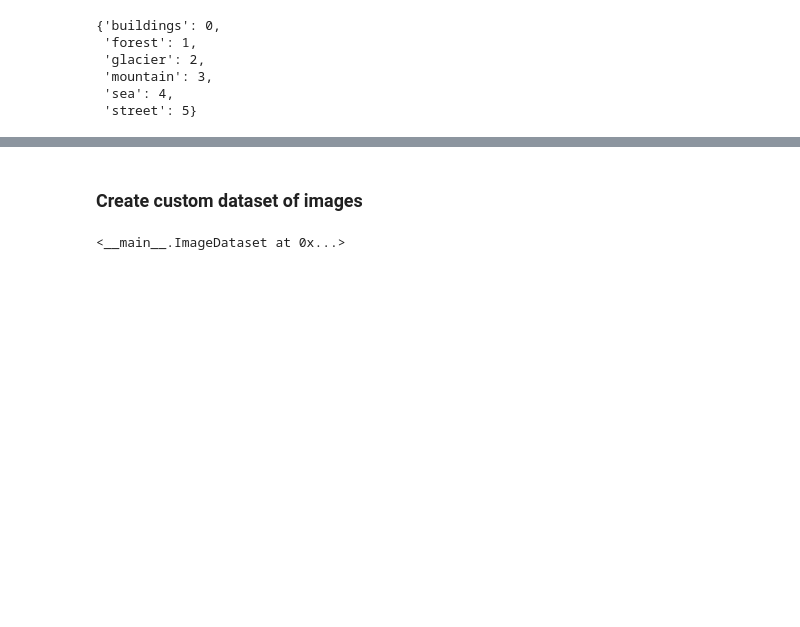
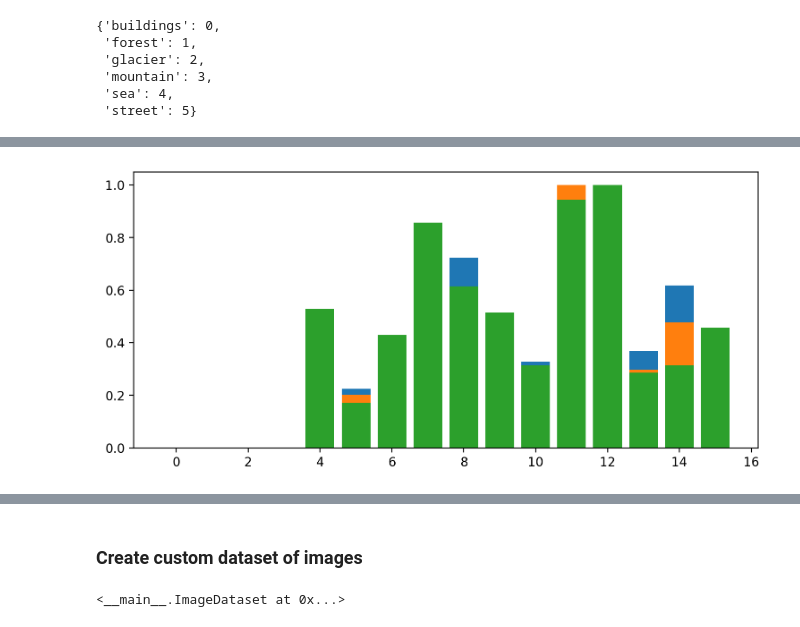
Before and after one commit to helenprokonina/ImageClassification, a Jupyter notebook: HW_2.ipynb, the cells around one changed output, grey strips where cells are left out. Saved outputs shown, nothing was run; the diff lists cells and outputs as text; code cells hidden in the pictures; blank space fills up the shorter version.

```diff
--- a/HW_2.ipynb
+++ b/HW_2.ipynb
@@ -54,0 +137,2 @@ test_data, test_labels = get_data(test_path)
+# %%
+rgb_hist = calc_hist(train_data[1])
@@ -54,0 +157,8 @@ test_data, test_labels = get_data(test_path)
+# %%
+plt.figure(figsize=(9,4))
+plt.bar(x=range(16), height = rgb_hist[:16].ravel())
+plt.bar(x=range(16), height = rgb_hist[16:32].ravel())
+plt.bar(x=range(16), height = rgb_hist[32:48].ravel())
+plt.show()
+# %% [output]
+[figure, added]
```
Also changed, not shown: parts of 40 cells of this notebook.
